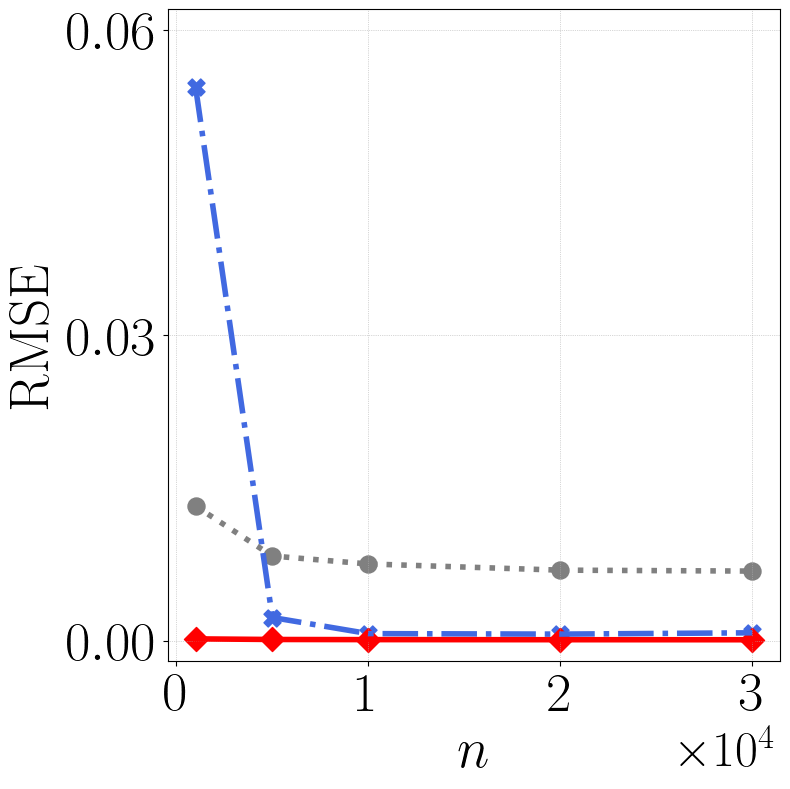
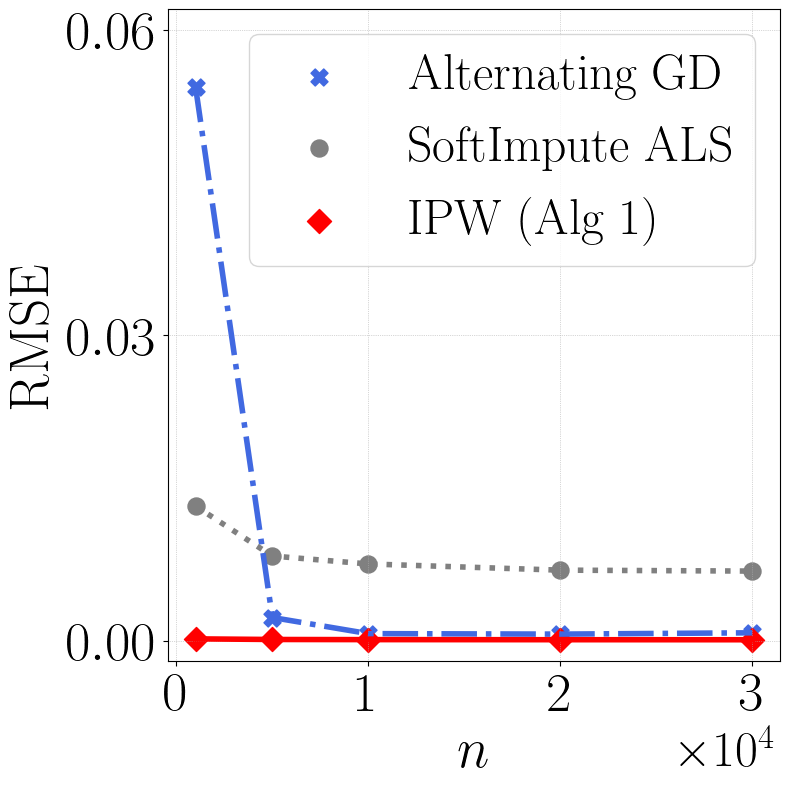
The change to this notebook cell's code, shown as a diff; its figure went from the first image to the second:
--- before
+++ after
@@ -26,5 +26,5 @@
 plt.ticklabel_format(style='sci', scilimits=(0,0), axis='x')
 ax.xaxis.get_offset_text().set_fontsize(36)
-#plt.legend(fontsize = 36, loc='upper right')
+plt.legend(fontsize = 36, loc='upper right')
 plt.ylim(-0.002, 0.062)
 plt.yticks([0, 0.03, 0.06], fontsize=40)

Commit: update figures